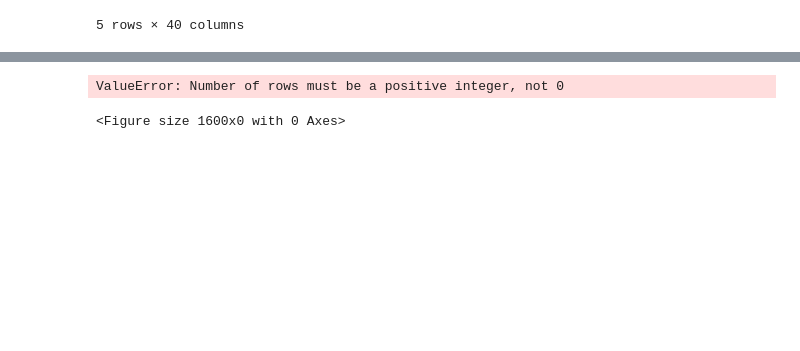
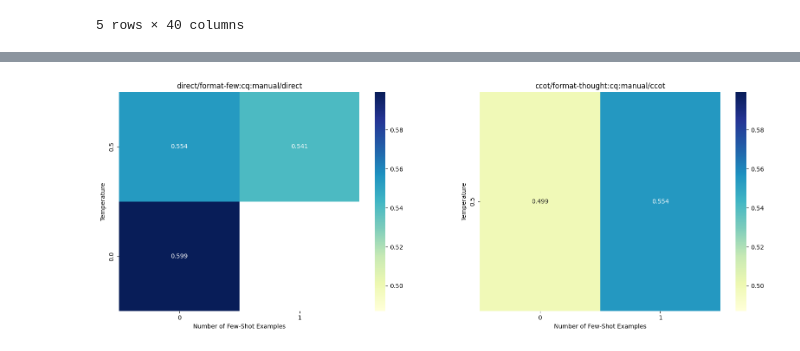
Before and after one commit to bdsaglam/pipeline-mhqa-manual, a Jupyter notebook: nbs/drop-mini-manual/compare-technique.ipynb, the cells around one changed output, grey strips where cells are left out. Cells and saved outputs as stored; diff of their text form; code cells hidden in the pictures; blank space fills up the shorter version.

```diff
--- a/nbs/drop-mini-manual/compare-technique.ipynb
+++ b/nbs/drop-mini-manual/compare-technique.ipynb
@@ -157,11 +157,10 @@ def plot_heatmap(df, metric_col):
     plt.tight_layout()
     plt.subplots_adjust(wspace=0.2, hspace=0.2)  # Add padding between plots
 # %%
-model = 'llama-3-70b'
+model = 'llama-3-8b'
 plot_heatmap(df[df["params.qa.model"] == model], "metrics.f1")
 # %% [output]
-ValueError: Number of rows must be a positive integer, not 0
-<Figure size 1600x0 with 0 Axes>
+[figure, added]
 # %%
 def compare_grid(df):
     models = df["params.qa.model"].unique()
```
Also changed, not shown: parts of 1 cell of this notebook, 1 other file.
